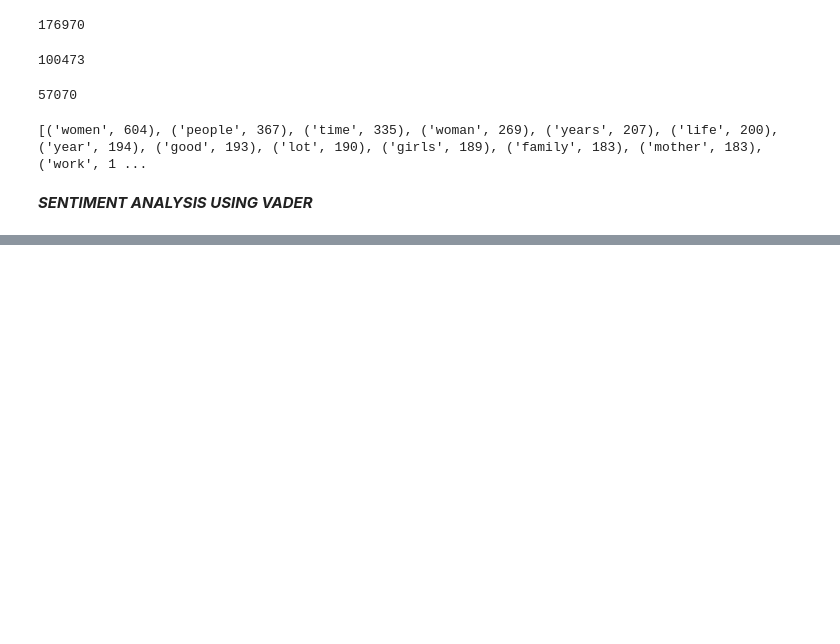
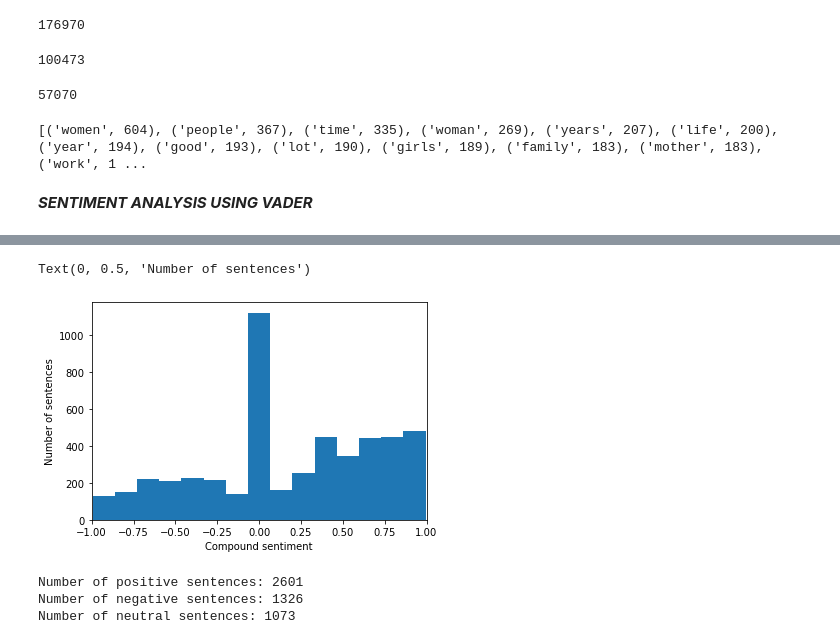
Before and after one commit to epfl-ada/ada-2021-project-adacadabras, a Jupyter notebook: topic_extraction.ipynb, the cells around one changed output, grey strips where cells are left out. Cells and saved outputs as stored; diff of their text form; code cells hidden in the pictures; blank space fills up the shorter version.

```diff
--- a/topic_extraction.ipynb
+++ b/topic_extraction.ipynb
@@ -120,0 +145,19 @@ df_0.head()
+# %%
+total_sent = []
+[total_sent.append(sia.polarity_scores(quote)['compound']) for quote in df_0.quotation]
+plt.hist(total_sent,bins = 15)
+plt.xlim([-1,1])
+plt.xlabel('Compound sentiment')
+plt.ylabel('Number of sentences')
+# %% [output]
+Text(0, 0.5, 'Number of sentences')
+[figure, added]
+# %%
+sents = [sia.polarity_scores(quote)['compound'] for quote in df_0.quotation]
+print('Number of positive sentences:',sum(np.array(sents)>=0.05))
+print('Number of negative sentences:',sum(np.array(sents)<=-0.05))
+print('Number of neutral sentences:',sum(np.abs(np.array(sents))<0.05))
+# %% [output]
+Number of positive sentences: 2601
+Number of negative sentences: 1326
+Number of neutral sentences: 1073
```
Also changed, not shown: parts of 3 cells of this notebook.
